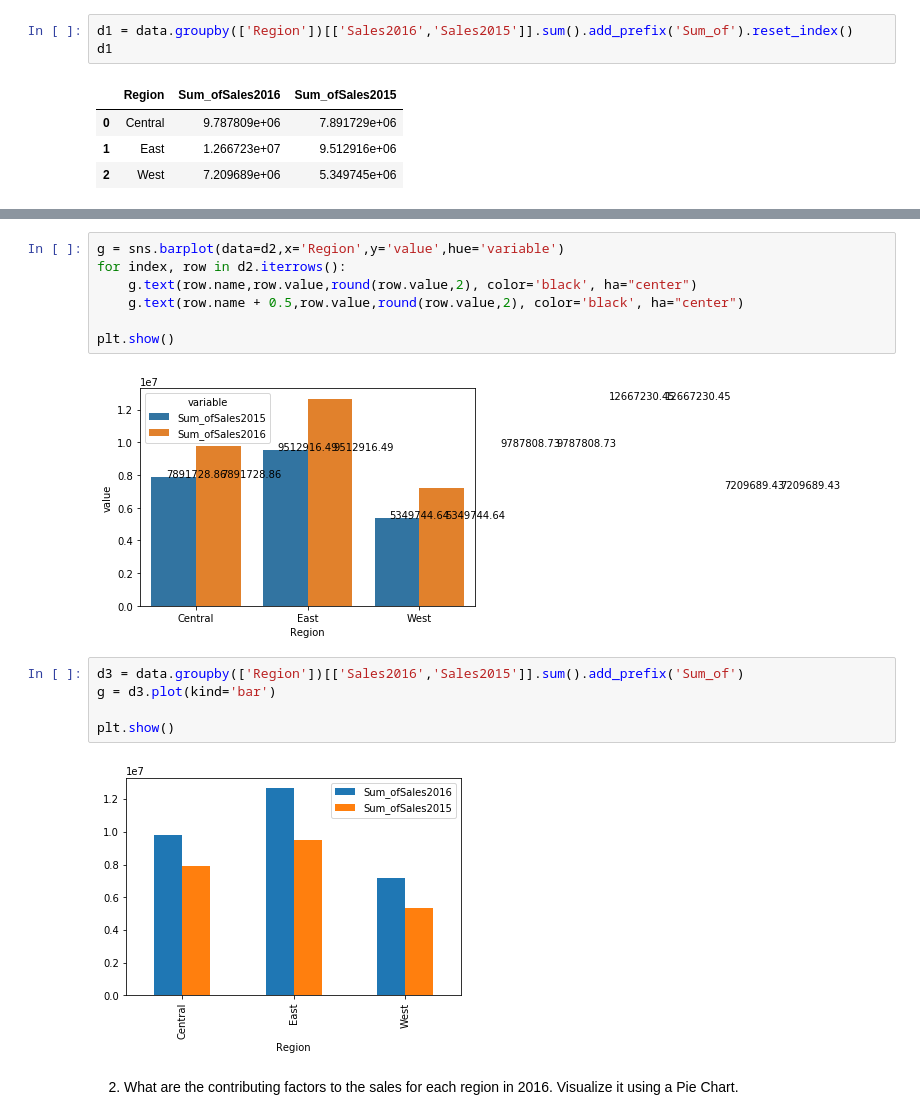
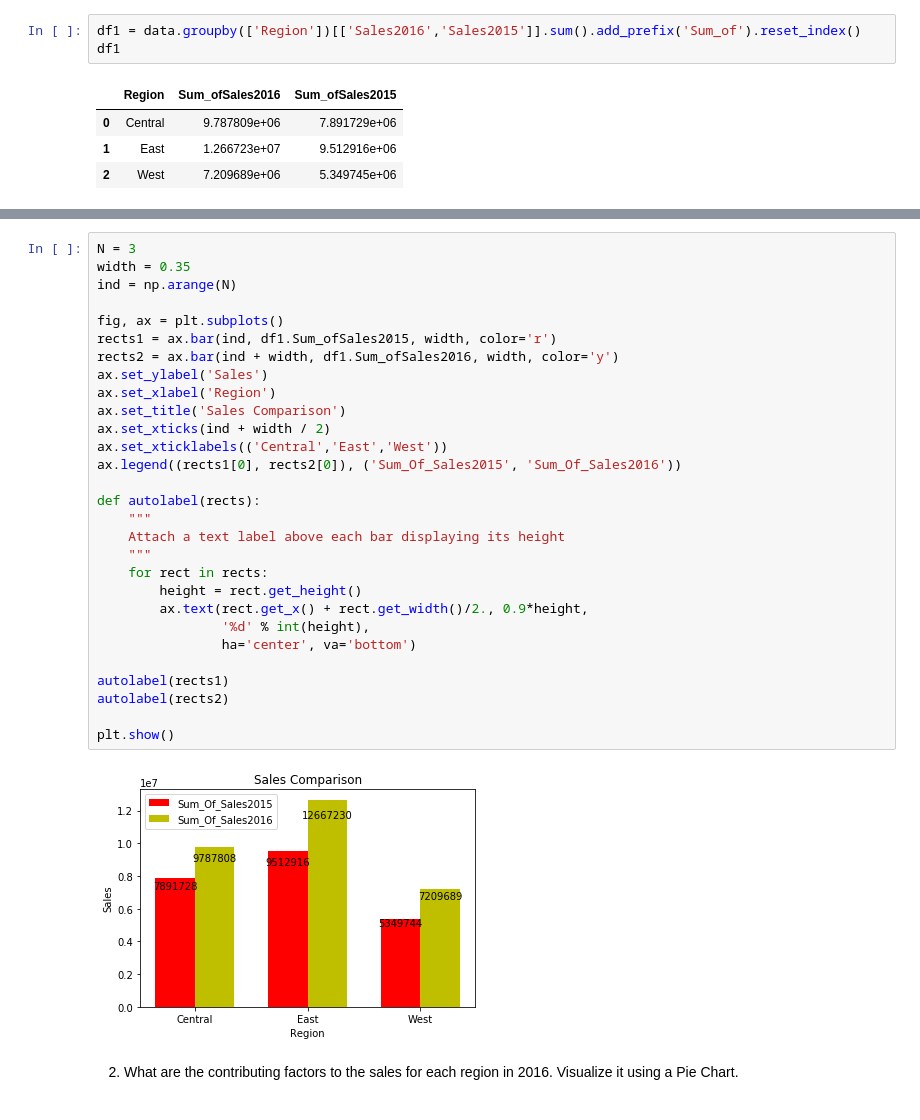
Before and after one commit to devarun07/Analytix, a Jupyter notebook: CaseStudy/6. Pandas Case Study 4 - Python Visualizations Case Study/6. Pandas Case Study 4 - Python Visualizations Case Study/Case Study-4.ipynb, the cells around one changed output, grey strips where cells are left out. Saved outputs shown, nothing was run; the diff lists cells and outputs as text.

```diff
--- a/CaseStudy/6. Pandas Case Study 4 - Python Visualizations Case Study/6. Pandas Case Study 4 - Python Visualizations Case Study/Case Study-4.ipynb
+++ b/CaseStudy/6. Pandas Case Study 4 - Python Visualizations Case Study/6. Pandas Case Study 4 - Python Visualizations Case Study/Case Study-4.ipynb
@@ -18,8 +18,8 @@ data.head()
 # %% [markdown]
 1. Compare Sales by region for 2016 with 2015 using bar chart
 # %%
-d1 = data.groupby(['Region'])[['Sales2016','Sales2015']].sum().add_prefix('Sum_of').reset_index()
-d1
+df1 = data.groupby(['Region'])[['Sales2016','Sales2015']].sum().add_prefix('Sum_of').reset_index()
+df1
 # %% [output]
 |  | Region | Sum_ofSales2016 | Sum_ofSales2015 |
 | 0 | Central | 9.787809e+06 | 7.891729e+06 |
@@ -39,19 +28,34 @@ d2
-# %%
-g = sns.barplot(data=d2,x='Region',y='value',hue='variable')
-for index, row in d2.iterrows():
-    g.text(row.name,row.value,round(row.value,2), color='black', ha="center")
-    g.text(row.name + 0.5,row.value,round(row.value,2), color='black', ha="center")
-
-plt.show()
-# %% [output]
-[figure, removed]
-# %%
-d3 = data.groupby(['Region'])[['Sales2016','Sales2015']].sum().add_prefix('Sum_of')
-g = d3.plot(kind='bar')
-
-plt.show()
-# %% [output]
-[figure, removed]
+# %%
+N = 3
+width = 0.35
+ind = np.arange(N)
+
+fig, ax = plt.subplots()
+rects1 = ax.bar(ind, df1.Sum_ofSales2015, width, color='r')
+rects2 = ax.bar(ind + width, df1.Sum_ofSales2016, width, color='y')
+ax.set_ylabel('Sales')
+ax.set_xlabel('Region')
+ax.set_title('Sales Comparison')
+ax.set_xticks(ind + width / 2)
+ax.set_xticklabels(('Central','East','West'))
+ax.legend((rects1[0], rects2[0]), ('Sum_Of_Sales2015', 'Sum_Of_Sales2016'))
+
+def autolabel(rects):
+    """
+    Attach a text label above each bar displaying its height
+    """
+    for rect in rects:
+        height = rect.get_height()
+        ax.text(rect.get_x() + rect.get_width()/2., 0.9*height,
+                '%d' % int(height),
+                ha='center', va='bottom')
+
+autolabel(rects1)
+autolabel(rects2)
+
+plt.show()
+# %% [output]
+[figure, added]
 # %% [markdown]
 2. What are the contributing factors to the sales for each region in 2016. Visualize it using a Pie Chart.
 # %%
```
Also changed, not shown: parts of 14 cells of this notebook, 1 other file.
